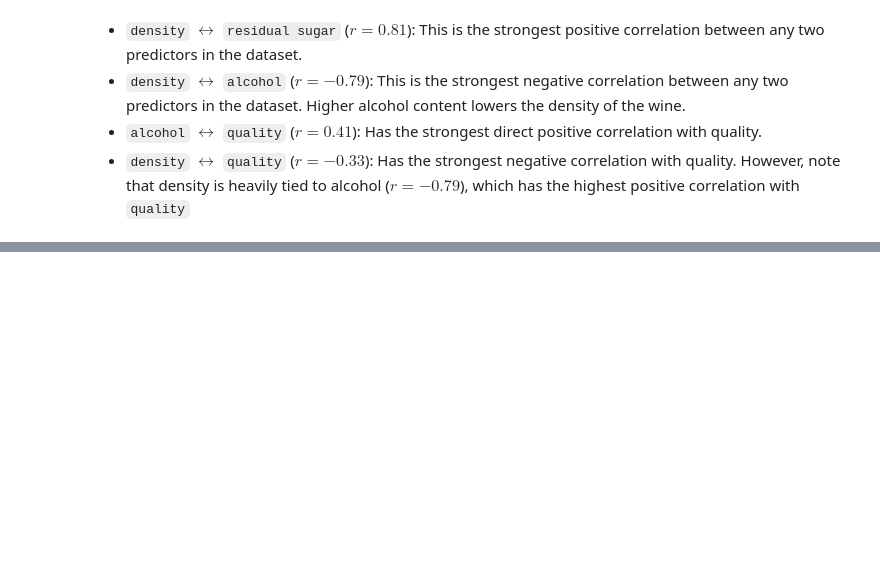
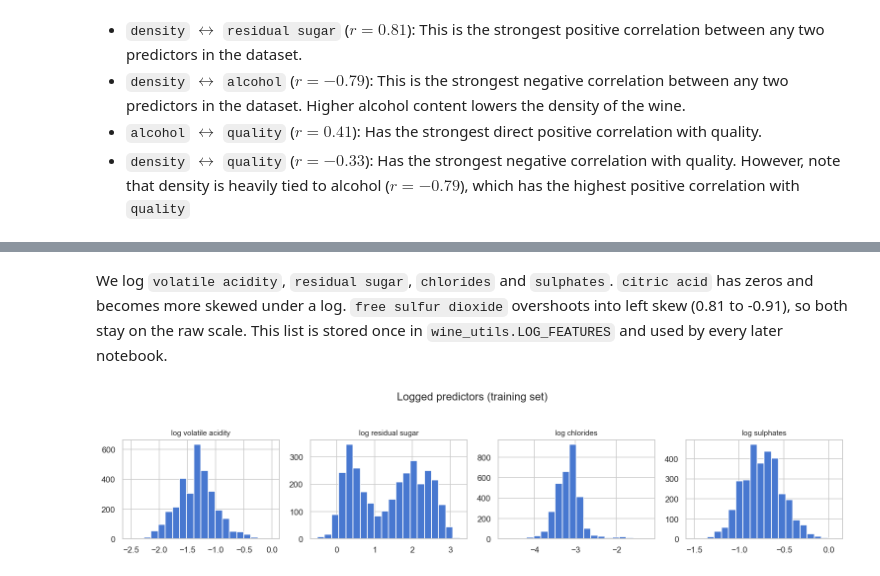
Before and after one commit to ryanc9029/dsa211-wine, a Jupyter notebook: EDA.ipynb, the cells around one changed output, grey strips where cells are left out. Saved outputs shown, nothing was run; the diff lists cells and outputs as text; code cells hidden in the pictures; blank space fills up the shorter version.

```diff
--- a/EDA.ipynb
+++ b/EDA.ipynb
@@ -230,0 +234,8 @@ plt.show()
+# %%
+X_raw = wine_white[predictors]
+skew = pd.DataFrame({
+    'raw skew': X_raw.skew(),
+    'log skew': np.log(X_raw.where(X_raw > 0)).skew(),
+})
+skew['take log'] = (skew['raw skew'] > 0.75) & (skew['log skew'].abs() < skew['raw skew'].abs())
+skew.round(2)
@@ -230,0 +255,15 @@ plt.show()
+# %% [markdown]
+We log `volatile acidity`, `residual sugar`, `chlorides` and `sulphates`. `citric acid` has zeros and becomes more skewed under a log. `free sulfur dioxide` overshoots into left skew (0.81 to -0.91), so both stay on the raw scale. This list is stored once in `wine_utils.LOG_FEATURES` and used by every later notebook.
+# %%
+from wine_utils import LOG_FEATURES, transform
+
+fig, axes = plt.subplots(1, len(LOG_FEATURES), figsize=(14, 3))
+X_log = transform(X_raw)
+for ax, col in zip(axes, LOG_FEATURES):
+    ax.hist(X_log[f'log {col}'], bins=20, edgecolor='white')
+    ax.set_title(f'log {col}', fontsize=10)
+plt.suptitle('Logged predictors (training set)', y=1.05)
+plt.tight_layout()
+plt.show()
+# %% [output]
+[figure, added]
```
Also changed, not shown: parts of 8 cells of this notebook, 9 other files.
